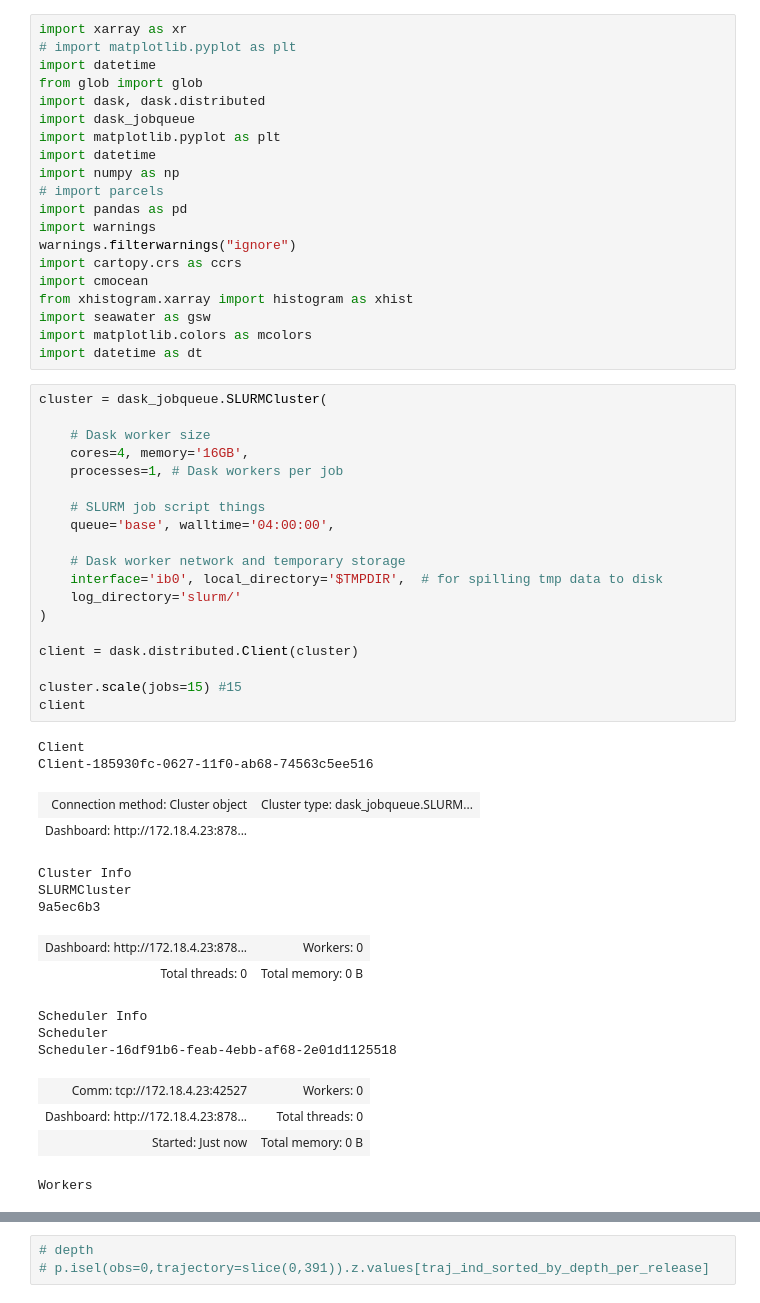
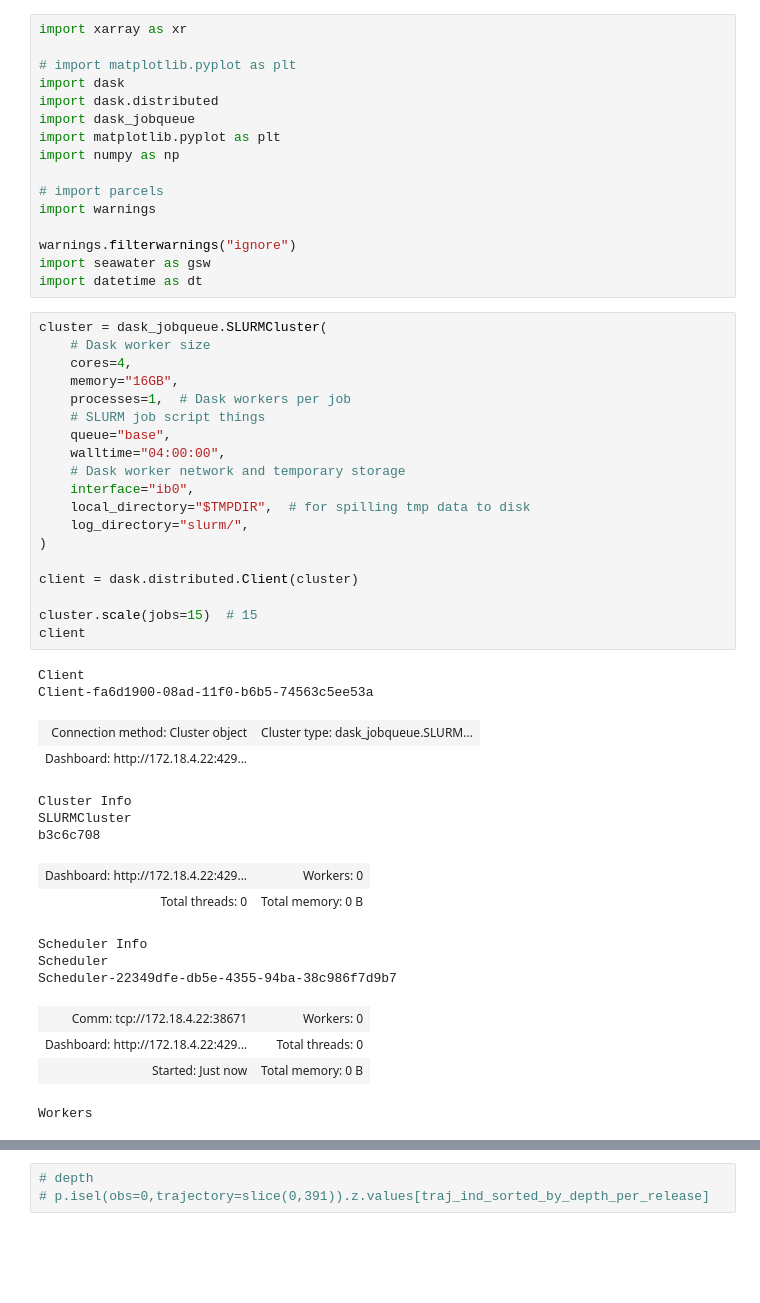
Before and after one commit to ischiller-weiss/FBC_Lagrangian, a Jupyter notebook: notebooks/hovmoller.ipynb, the cells around one changed output, grey strips where cells are left out. Saved outputs shown, nothing was run; the diff lists cells and outputs as text; blank space fills up the shorter version.

```diff
--- a/notebooks/hovmoller.ipynb
+++ b/notebooks/hovmoller.ipynb
@@ -1,57 +1,53 @@
 # %%
 import xarray as xr
+
 # import matplotlib.pyplot as plt
-import datetime
-from glob import glob
-import dask, dask.distributed
+import dask
+import dask.distributed
 import dask_jobqueue
 import matplotlib.pyplot as plt
-import datetime
 import numpy as np
+
 # import parcels
-import pandas as pd
 import warnings
+
 warnings.filterwarnings("ignore")
-import cartopy.crs as ccrs
-import cmocean
-from xhistogram.xarray import histogram as xhist
 import seawater as gsw
-import matplotlib.colors as mcolors
 import datetime as dt
 # %%
 cluster = dask_jobqueue.SLURMCluster(
-
     # Dask worker size
-    cores=4, memory='16GB',
-    processes=1, # Dask workers per job
-
+    cores=4,
+    memory="16GB",
+    processes=1,  # Dask workers per job
     # SLURM job script things
-    queue='base', walltime='04:00:00',
-
+    queue="base",
+    walltime="04:00:00",
     # Dask worker network and temporary storage
-    interface='ib0', local_directory='$TMPDIR',  # for spilling tmp data to disk
-    log_directory='slurm/'
+    interface="ib0",
+    local_directory="$TMPDIR",  # for spilling tmp data to disk
+    log_directory="slurm/",
 )
 
 client = dask.distributed.Client(cluster)
 
-cluster.scale(jobs=15) #15
+cluster.scale(jobs=15)  # 15
 client
 # %% [output]
 Client
-Client-185930fc-0627-11f0-ab68-74563c5ee516
+Client-fa6d1900-08ad-11f0-b6b5-74563c5ee53a
 | Connection method: Cluster object | Cluster type: dask_jobqueue.SLURM... |
-| Dashboard: http://172.18.4.23:878... |  |
+| Dashboard: http://172.18.4.22:429... |  |
 Cluster Info
 SLURMCluster
-9a5ec6b3
+b3c6c708
-| Dashboard: http://172.18.4.23:878... | Workers: 0 |
+| Dashboard: http://172.18.4.22:429... | Workers: 0 |
 | Total threads: 0 | Total memory: 0 B |
 Scheduler Info
 Scheduler
-Scheduler-16df91b6-feab-4ebb-af68-2e01d1125518
+Scheduler-22349dfe-db5e-4355-94ba-38c986f7d9b7
-| Comm: tcp://172.18.4.23:42527 | Workers: 0 |
-| Dashboard: http://172.18.4.23:878... | Total threads: 0 |
+| Comm: tcp://172.18.4.22:38671 | Workers: 0 |
+| Dashboard: http://172.18.4.22:429... | Total threads: 0 |
 | Started: Just now | Total memory: 0 B |
 Workers
 # %%
```
Also changed, not shown: parts of 75 cells of this notebook, 2 other files.
